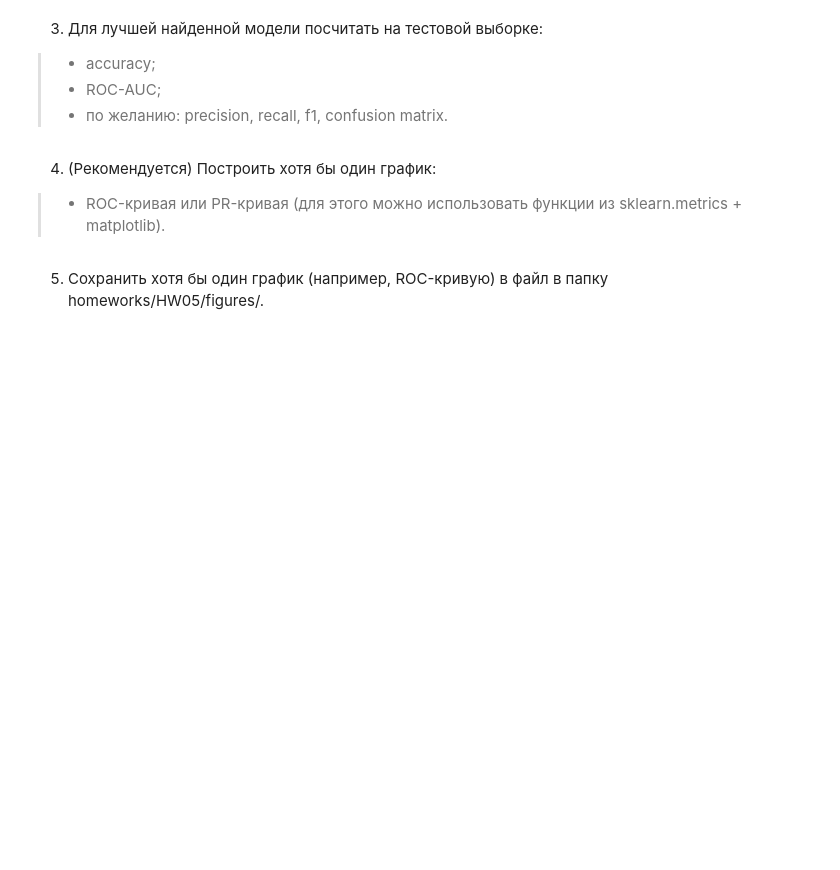
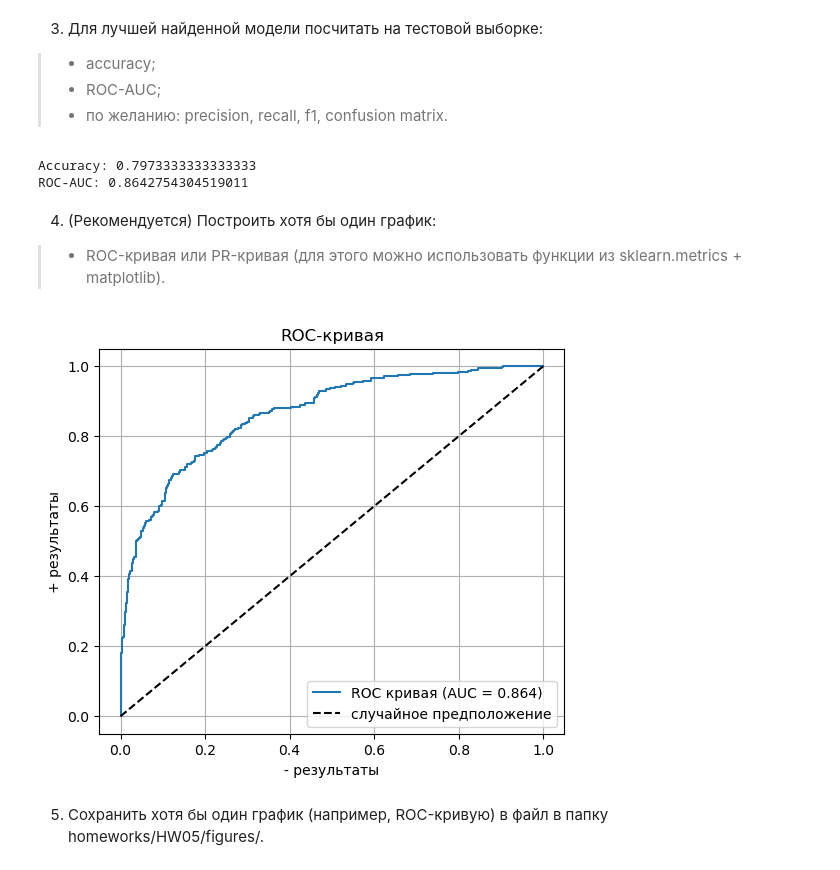
Before and after one commit to kiter-code/aie-group-Tereshin-BFBO-03-24, a Jupyter notebook: homeworks/HW05/HW05.ipynb, the cells around one changed output. Drawn from its saved outputs; the diff is of its cells as text; code cells hidden in the pictures; blank space fills up the shorter version.

```diff
--- a/homeworks/HW05/HW05.ipynb
+++ b/homeworks/HW05/HW05.ipynb
@@ -99,6 +108,9 @@ Name: proportion, Length: 3000, dtype: float64
 
 >- таргет – столбец default;
 >- в качестве признаков использовать все остальные осмысленные столбцы (кроме client_id, который можно удалить или не использовать в X).
+# %%
+x = data.drop(['default', 'client_id'], axis=1)
+y = data['default']
 # %% [markdown]
 2. При необходимости выполнить простую предобработку:
 
@@ -115,3 +148,7 @@ Name: proportion, Length: 3000, dtype: float64
 >- разумное соотношение, например test_size=0.2 или 0.25;
 >- важно: зафиксировать random_state (например, random_state=42), чтобы результаты были воспроизводимыми;
 >- рекомендуется использовать stratify=y, чтобы сохранить баланс классов.
+# %%
+x_train, x_test, y_train, y_test = train_test_split(x, y, test_size = 0.25, random_state=42, stratify=y)
+print("Размер обучающей выборки:", x_train.shape)
+print(f"Размер тестовой выборки: {x_test.shape}")
@@ -120,3 +160,6 @@ Name: proportion, Length: 3000, dtype: float64
 
 >- например, strategy="most_frequent" или strategy="stratified";
 >- обучить её на обучающей выборке (fit(X_train, y_train)).
+# %%
+dum_cls = DummyClassifier(strategy="most_frequent", random_state=42)
+dum_cls.fit(x_train,y_train)
@@ -153,10 +240,67 @@ pipe = Pipeline([
 >- accuracy;
 >- ROC-AUC;
 >- по желанию: precision, recall, f1, confusion matrix.
+# %%
+from sklearn.pipeline import Pipeline
+from sklearn.preprocessing import StandardScaler
+from sklearn.linear_model import LogisticRegression
+from sklearn.metrics import (
+    accuracy_score, roc_auc_score,
+    precision_score, recall_score, f1_score,
+    confusion_matrix
+)
+
+# обучаем модель с лучшим C
+best_model = Pipeline([
+    ("scaler", StandardScaler()),
+    ("logreg", LogisticRegression(C=0.01, max_iter=1000))
+])
+
+best_model.fit(x_train, y_train)
+
+# предсказания
+y_pred = best_model.predict(x_test)
+y_proba = best_model.predict_proba(x_test)[:, 1]   # для ROC-AUC
+
+# метрики
+acc = accuracy_score(y_test, y_pred)
+roc = roc_auc_score(y_test, y_proba)
+
+print("Accuracy:", acc)
+print("ROC-AUC:", roc)
+# %% [output]
+Accuracy: 0.7973333333333333
+ROC-AUC: 0.8642754304519011
 # %% [markdown]
 4. (Рекомендуется) Построить хотя бы один график:
 
 >- ROC-кривая или PR-кривая (для этого можно использовать функции из sklearn.metrics + matplotlib).
+# %%
+import matplotlib.pyplot as plt
+from sklearn.metrics import roc_curve, auc
+
+# получаем вероятности класса 1
+y_proba = best_model.predict_proba(x_test)[:, 1]
+
+# считаем точки ROC-кривой
+fpr, tpr, thresholds = roc_curve(y_test, y_proba)
+
+# считаем площадь под кривой
+roc_auc = auc(fpr, tpr)
+
+# строим график
+plt.figure(figsize=(6, 5))
+plt.plot(fpr, tpr, label=f"ROC кривая (AUC = {roc_auc:.3f})")
+plt.plot([0, 1], [0, 1], "k--", label="случайное предположение")
+
+plt.xlabel("- результаты")
+plt.ylabel("+ результаты")
+plt.title("ROC-кривая")
+plt.legend()
+plt.grid(True)
+plt.show()
+# %% [output]
+[figure, added]
 # %% [markdown]
 5. Сохранить хотя бы один график (например, ROC-кривую) в файл в папку homeworks/HW05/figures/.
 # %% [markdown]
```
Also changed, not shown: parts of 11 cells of this notebook.
